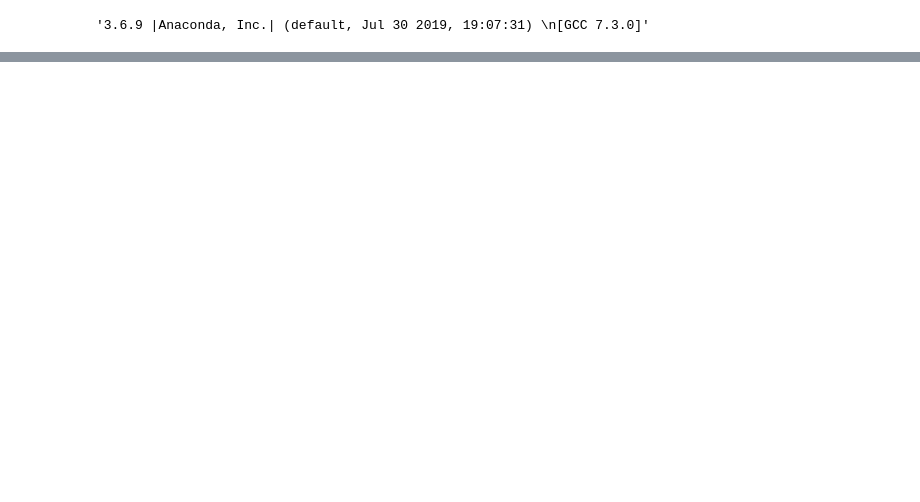
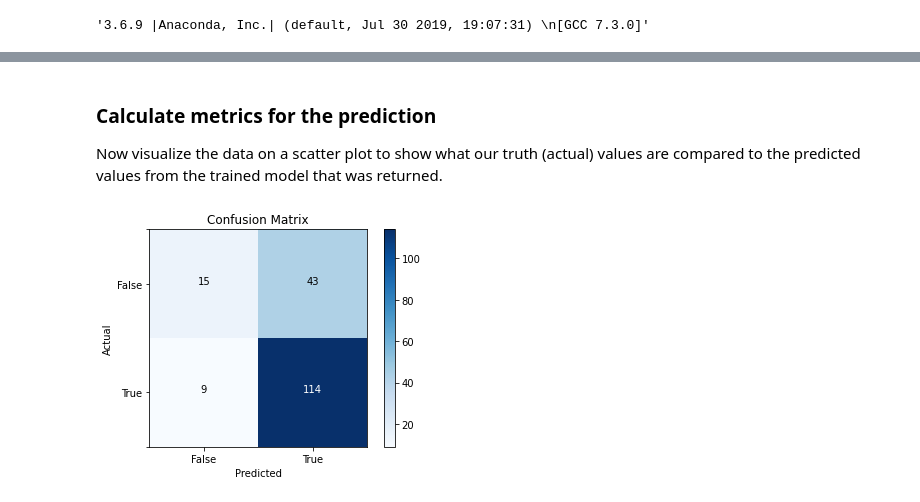
Before and after one commit to retkowsky/AMLlabs, a Jupyter notebook: Lab2 AutoML.ipynb, the cells around one changed output, grey strips where cells are left out. Cells and saved outputs as stored; diff of their text form; code cells hidden in the pictures; blank space fills up the shorter version.

```diff
--- a/Lab2 AutoML.ipynb
+++ b/Lab2 AutoML.ipynb
@@ -260,0 +254,3 @@ Status: Completed)
+# %%
+from azureml.widgets import RunDetails
+RunDetails(remote_run).show()
@@ -260,0 +271,3 @@ Status: Completed)
+# %%
+best_run, fitted_model = remote_run.get_output()
+fitted_model
@@ -260,0 +299,8 @@ Status: Completed)
+# %%
+# convert the test data to dataframe
+X_test_df = validation_data.drop_columns(columns=[label_column_name]).to_pandas_dataframe()
+y_test_df = validation_data.keep_columns(columns=[label_column_name], validate=True).to_pandas_dataframe()
+# %%
+# call the predict functions on the model
+y_pred = fitted_model.predict(X_test_df)
+y_pred
@@ -260,0 +325,27 @@ Status: Completed)
+# %% [markdown]
+### Calculate metrics for the prediction
+
+Now visualize the data on a scatter plot to show what our truth (actual) values are compared to the predicted values
+from the trained model that was returned.
+# %%
+from sklearn.metrics import confusion_matrix
+import numpy as np
+import itertools
+
+cf =confusion_matrix(y_test_df.values,y_pred)
+plt.imshow(cf,cmap=plt.cm.Blues,interpolation='nearest')
+plt.colorbar()
+plt.title('Confusion Matrix')
+plt.xlabel('Predicted')
+plt.ylabel('Actual')
+class_labels = ['False','True']
+tick_marks = np.arange(len(class_labels))
+plt.xticks(tick_marks,class_labels)
+plt.yticks([-0.5,0,1,1.5],['','False','True',''])
+# plotting text value inside cells
+thresh = cf.max() / 2.
+for i,j in itertools.product(range(cf.shape[0]),range(cf.shape[1])):
+    plt.text(j,i,format(cf[i,j],'d'),horizontalalignment='center',color='white' if cf[i,j] >thresh else 'black')
+plt.show()
+# %% [output]
+[figure, added]
```
Also changed, not shown: parts of 105 cells of this notebook, 6 other files.
